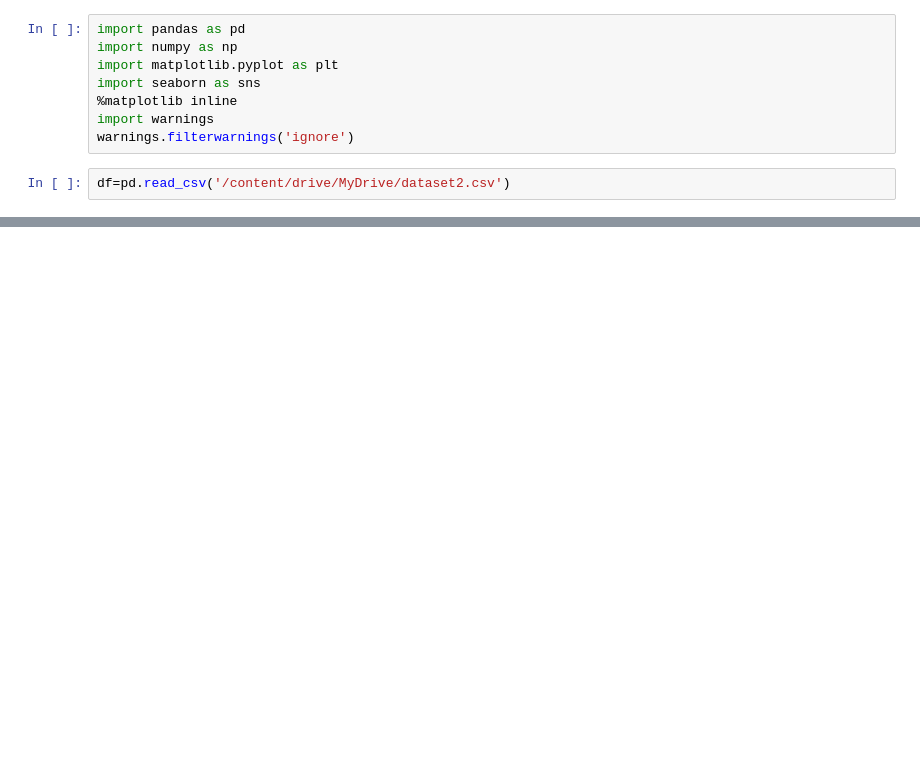
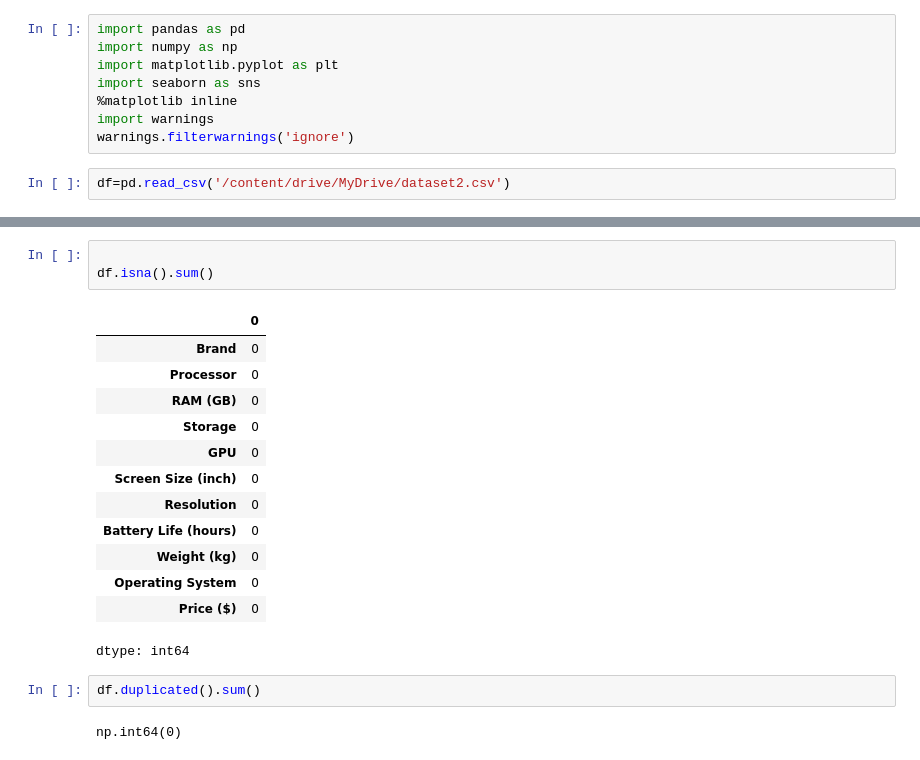
Before and after one commit to Farazmghm/price-of-laptops, a Jupyter notebook: laptop.ipynb, the cells around one changed output, grey strips where cells are left out. Drawn from its saved outputs; the diff is of its cells as text; blank space fills up the shorter version.

```diff
--- a/laptop.ipynb
+++ b/laptop.ipynb
@@ -68,0 +94,21 @@ df.head()
+# %%
+
+df.isna().sum()
+# %% [output]
+|  | 0 |
+| Brand | 0 |
+| Processor | 0 |
+| RAM (GB) | 0 |
+| Storage | 0 |
+| GPU | 0 |
+| Screen Size (inch) | 0 |
+| Resolution | 0 |
+| Battery Life (hours) | 0 |
+| Weight (kg) | 0 |
+| Operating System | 0 |
+| Price ($) | 0 |
+dtype: int64
+# %%
+df.duplicated().sum()
+# %% [output]
+np.int64(0)
```
Also changed, not shown: parts of 6 cells of this notebook.
